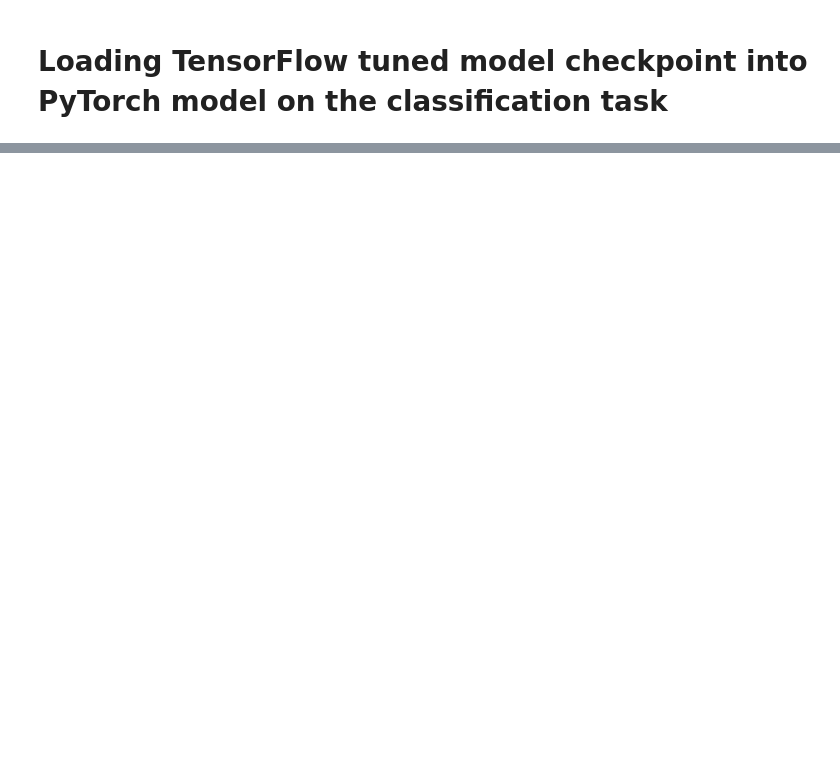
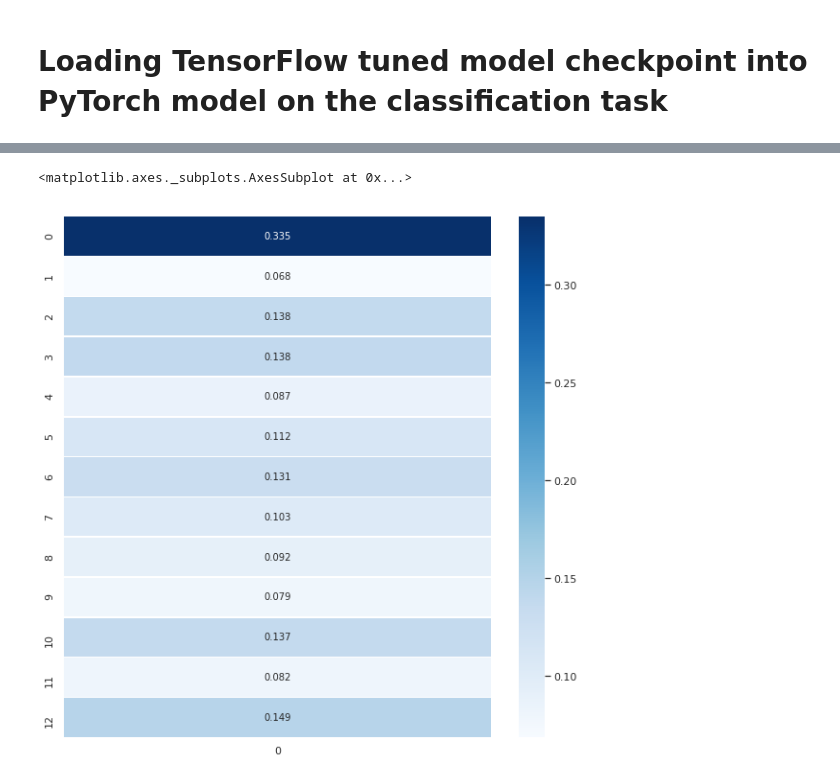
Before and after one commit to ylhsieh/pytorch-pretrained-BERT, a Jupyter notebook: Test loading tuned yelp model from tf.ipynb, the cells around one changed output, grey strips where cells are left out. Saved outputs shown, nothing was run; the diff lists cells and outputs as text; code cells hidden in the pictures; blank space fills up the shorter version.

```diff
--- a/Test loading tuned yelp model from tf.ipynb
+++ b/Test loading tuned yelp model from tf.ipynb
@@ -272,0 +5,25 @@ Total loss of the TF model 9.06024 - Total loss of the PT model 9.0602445602417
+# %%
+%matplotlib inline
+import matplotlib.pyplot as plt
+plt.style.use('seaborn-white')
+import seaborn as sns; sns.set()
+import numpy as np
+import torch
+from modeling import BertConfig, BertForSequenceClassification
+import tokenization
+from tqdm import tqdm
+from torch.utils.data import TensorDataset, DataLoader, RandomSampler, SequentialSampler
+
+# from run_squad import *
+# %%
+init_checkpoint_pt = "./pretrained_models/yelp_tuned_from_tf.pt"
+bert_config_file = "./bert_configs/bert_config.json"
+bert_config = BertConfig.from_json_file(bert_config_file)
+# %%
+device = torch.device("cuda")
+model = BertForSequenceClassification(bert_config, 2)
+model.load_state_dict(torch.load(init_checkpoint_pt, map_location='cpu'))
+model.eval()
+model.to(device)
+criterion_ce = torch.nn.CrossEntropyLoss().to(device)
+print("Loaded model.")
@@ -272,0 +178,3 @@ Total loss of the TF model 9.06024 - Total loss of the PT model 9.0602445602417
+# %%
+post_attention_data = model.bert.encoder.layer[0].attention.self.attention_probs.detach().cpu().numpy()
+post_attention_data = np.squeeze(post_attention_data, 0)
@@ -272,0 +187,6 @@ Total loss of the TF model 9.06024 - Total loss of the PT model 9.0602445602417
+# %%
+fig = plt.figure(figsize=(10, 10))
+sns.heatmap(np.mean(post_attention_data, axis=0)[:,0:1], linewidths=.5, cmap="Blues", annot=True, fmt=".3f")
+# %% [output]
+<matplotlib.axes._subplots.AxesSubplot at 0x...>
+[figure, added]
```
Also changed, not shown: parts of 35 cells of this notebook.
